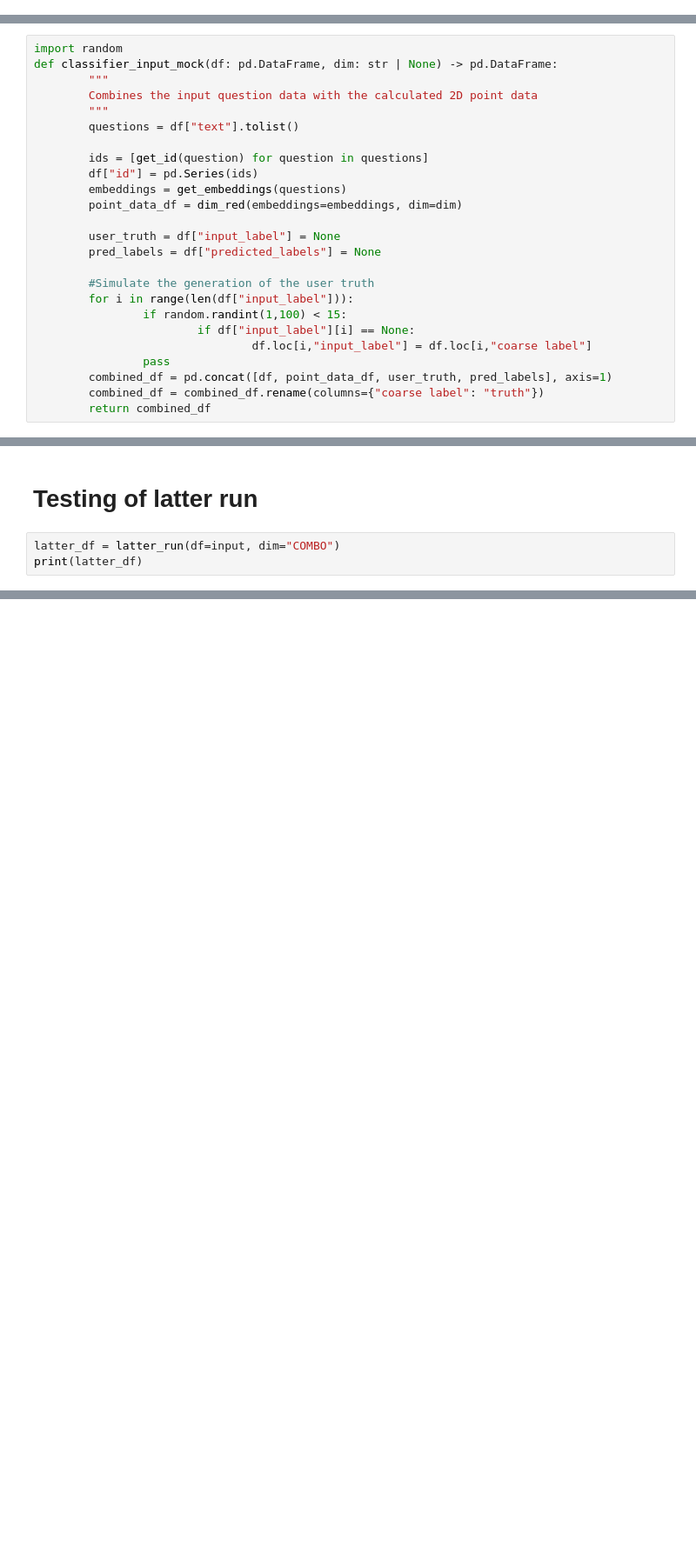
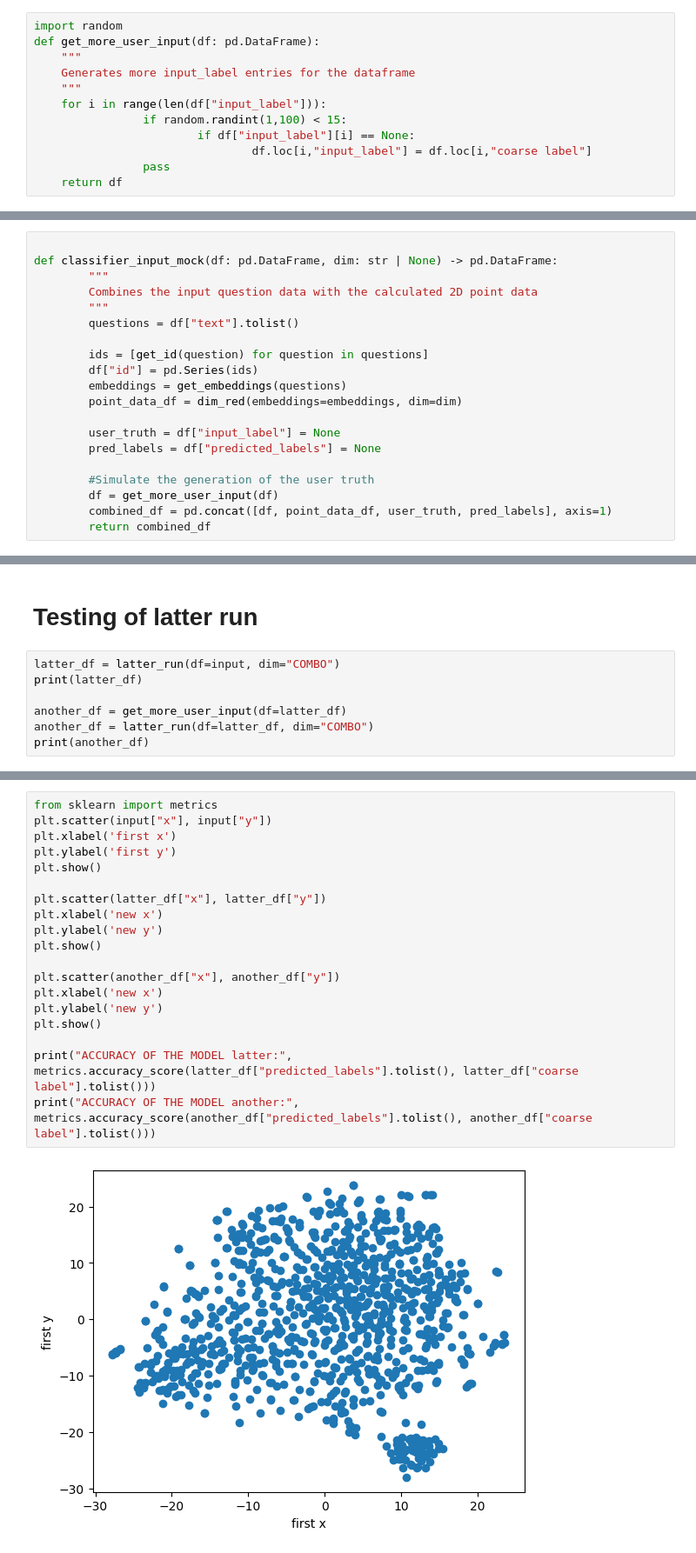
Before and after one commit to SpiffiRacoon/ISBiT, a Jupyter notebook: ML/research_notebook.ipynb, the cells around one changed output, grey strips where cells are left out. Shown at 87% size. Saved outputs shown, nothing was run; the diff lists cells and outputs as text; blank space fills up the shorter version.

Commit message:
remade the user_input addition to a separate function.

```diff
--- a/ML/research_notebook.ipynb
+++ b/ML/research_notebook.ipynb
@@ -391,7 +393,19 @@ def get_id(content: str) -> str:
+# %%
+import random
+def get_more_user_input(df: pd.DataFrame):
+    """
+    Generates more input_label entries for the dataframe
+    """
+    for i in range(len(df["input_label"])):
+                if random.randint(1,100) < 15:
+                        if df["input_label"][i] == None:
+                                df.loc[i,"input_label"] = df.loc[i,"coarse label"]
+                pass
+    return df
 # %% [markdown]
 # First run
 # %%
-import random
+
 def classifier_input_mock(df: pd.DataFrame, dim: str | None) -> pd.DataFrame:
         """
         Combines the input question data with the calculated 2D point data
@@ -407,13 +421,8 @@ def classifier_input_mock(df: pd.DataFrame, dim: str | None) -> pd.DataFrame:
         pred_labels = df["predicted_labels"] = None
 
         #Simulate the generation of the user truth
-        for i in range(len(df["input_label"])):
-                if random.randint(1,100) < 15:
-                        if df["input_label"][i] == None:
-                                df.loc[i,"input_label"] = df.loc[i,"coarse label"]
-                pass
+        df = get_more_user_input(df)
         combined_df = pd.concat([df, point_data_df, user_truth, pred_labels], axis=1)
-        combined_df = combined_df.rename(columns={"coarse label": "truth"})
         return combined_df
 # %% [markdown]
 # Mocking the dataframe that is supposed to be send from the frontend to the classifier
@@ -445,5 +454,9 @@ print(input)
 # %%
 latter_df = latter_run(df=input, dim="COMBO")
 print(latter_df)
+
+another_df = get_more_user_input(df=latter_df)
+another_df = latter_run(df=latter_df, dim="COMBO")
+print(another_df)
 # %% [output]
                                                   text          x          y  \
@@ -465,0 +479,21 @@ print(latter_df)
+# %%
+from sklearn import metrics
+plt.scatter(input["x"], input["y"])
+plt.xlabel('first x')
+plt.ylabel('first y')
+plt.show()
+
+plt.scatter(latter_df["x"], latter_df["y"])
+plt.xlabel('new x')
+plt.ylabel('new y')
+plt.show()
+
+plt.scatter(another_df["x"], another_df["y"])
+plt.xlabel('new x')
+plt.ylabel('new y')
+plt.show()
+
+print("ACCURACY OF THE MODEL latter:", metrics.accuracy_score(latter_df["predicted_labels"].tolist(), latter_df["coarse label"].tolist()))
+print("ACCURACY OF THE MODEL another:", metrics.accuracy_score(another_df["predicted_labels"].tolist(), another_df["coarse label"].tolist()))
+# %% [output]
+[figure, added]
```
Also changed, not shown: parts of 5 cells of this notebook.
